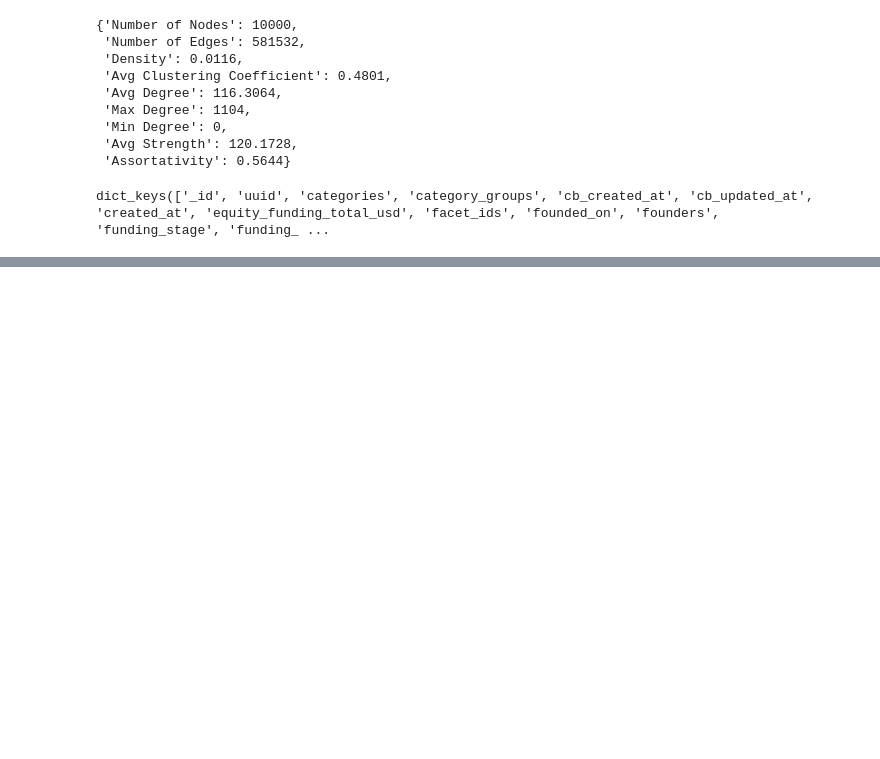
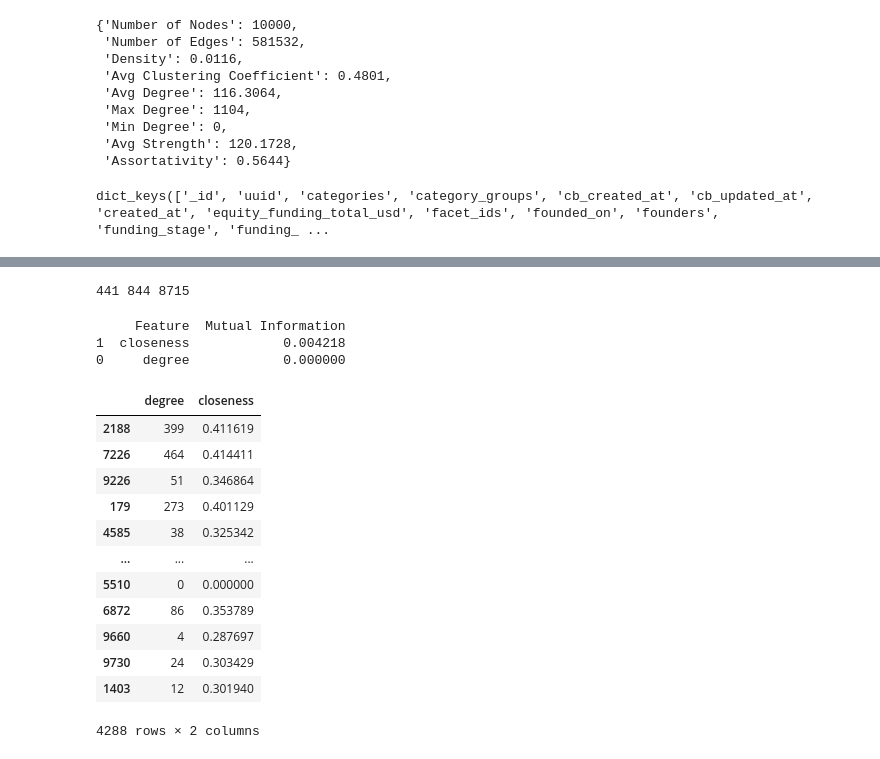
Before and after one commit to Haven397/MSc-project, a Jupyter notebook: Network.ipynb, the cells around one changed output, grey strips where cells are left out. Drawn from its saved outputs; the diff is of its cells as text; code cells hidden in the pictures; blank space fills up the shorter version.

```diff
--- a/Network.ipynb
+++ b/Network.ipynb
@@ -188,0 +398,9 @@ a
+# %%
+cla = {}
+for i in data_test:
+    for n in i['category_groups']:
+        if not n in cla.keys():
+            cla[n] = 1
+        else:
+            cla[n] += 1
+cla
@@ -189,7 +425,50 @@ a
+# %%
+ipo = 0
+ac = 0
+others = 0
+for i in data_test:
+    if i['status'] == 'was_acquired':
+        ac += 1
+    elif i['status'] == 'ipo':
+        ipo += 1
+    else:
+        others += 1
+print(ipo, ac, others)
+# %% [output]
+441 844 8715
 # %%
-X = fea_df[['degree', 'clustering', 'closeness']]
-y = [i['startup'] for i in data_test]
+X = fea_df[fea_df['categories'].apply(lambda x: 'Software' in x)][['degree', 'closeness']]
+y = [i['startup'] for i in data_test if 'Software' in i['category_groups']]
 X_train, X_test, y_train, y_test = train_test_split(X, y, test_size=0.2, random_state=42)
+# %%
+# MI to judge feature importance
+features = X.columns
+mi = mutual_info_classif(X_train, y_train)
+
+# Rank
+mi_df = pd.DataFrame({'Feature': features, 'Mutual Information': mi})
+mi_df = mi_df.sort_values(by='Mutual Information', ascending=False)
+print(mi_df)
+# %% [output]
+     Feature  Mutual Information
+1  closeness            0.004218
+0     degree            0.000000
+# %%
+X_train
+# %% [output]
+|  | degree | closeness |
+| 2188 | 399 | 0.411619 |
+| 7226 | 464 | 0.414411 |
+| 9226 | 51 | 0.346864 |
+| 179 | 273 | 0.401129 |
+| 4585 | 38 | 0.325342 |
+| ... | ... | ... |
+| 5510 | 0 | 0.000000 |
+| 6872 | 86 | 0.353789 |
+| 9660 | 4 | 0.287697 |
+| 9730 | 24 | 0.303429 |
+| 1403 | 12 | 0.301940 |
+4288 rows × 2 columns
 # %%
 scaler = StandardScaler()
 X_train = scaler.fit_transform(X_train)
```
Also changed, not shown: parts of 31 cells of this notebook.
